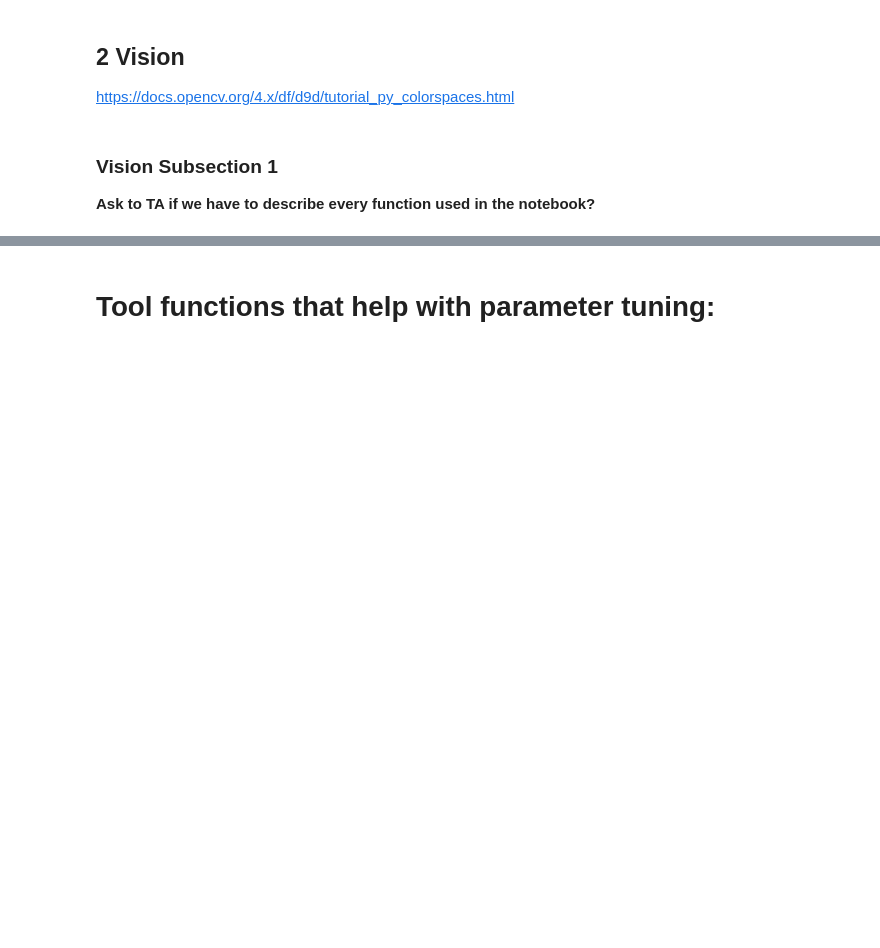
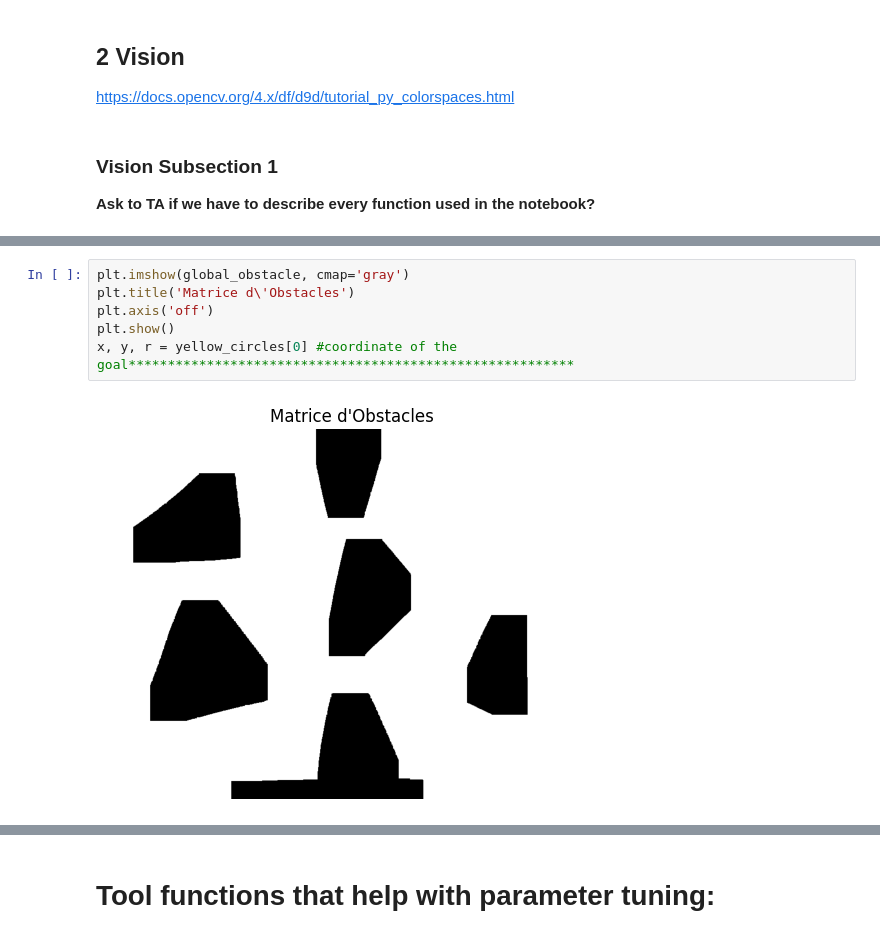
Before and after one commit to DidierNe/Mobile_Robotic_Thymio, a Jupyter notebook: Projet_Thymio.ipynb, the cells around one changed output, grey strips where cells are left out. Cells and saved outputs as stored; diff of their text form; blank space fills up the shorter version.

```diff
--- a/Projet_Thymio.ipynb
+++ b/Projet_Thymio.ipynb
@@ -125,0 +325,8 @@ plot_detected_circles(image_copy, yellow_circles,(255,255,153))  # yellow color
+# %%
+plt.imshow(global_obstacle, cmap='gray')
+plt.title('Matrice d\'Obstacles')
+plt.axis('off')
+plt.show()
+x, y, r = yellow_circles[0] #coordinate of the goal*********************************************************
+# %% [output]
+[figure, added]
```
Also changed, not shown: parts of 23 cells of this notebook, 1 other file.
